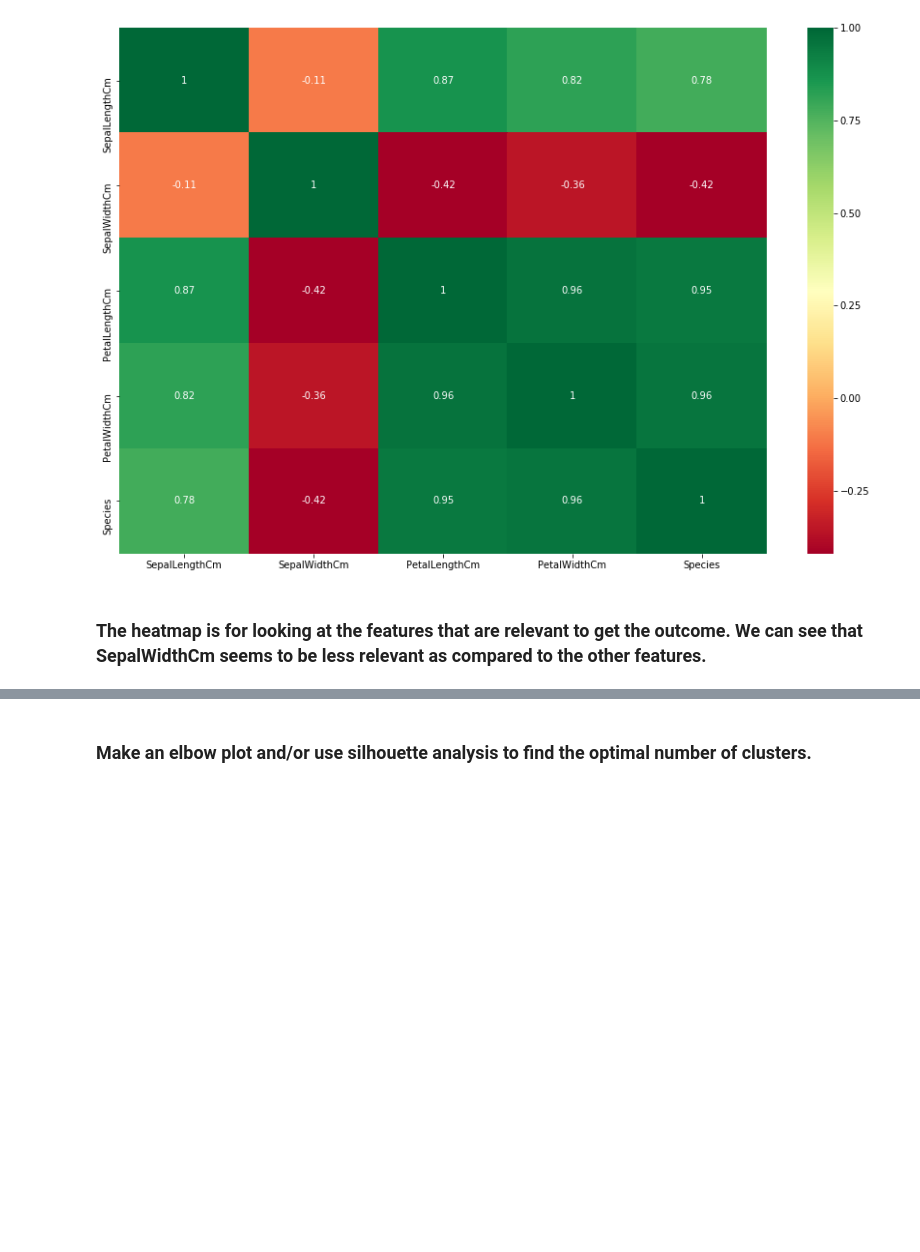
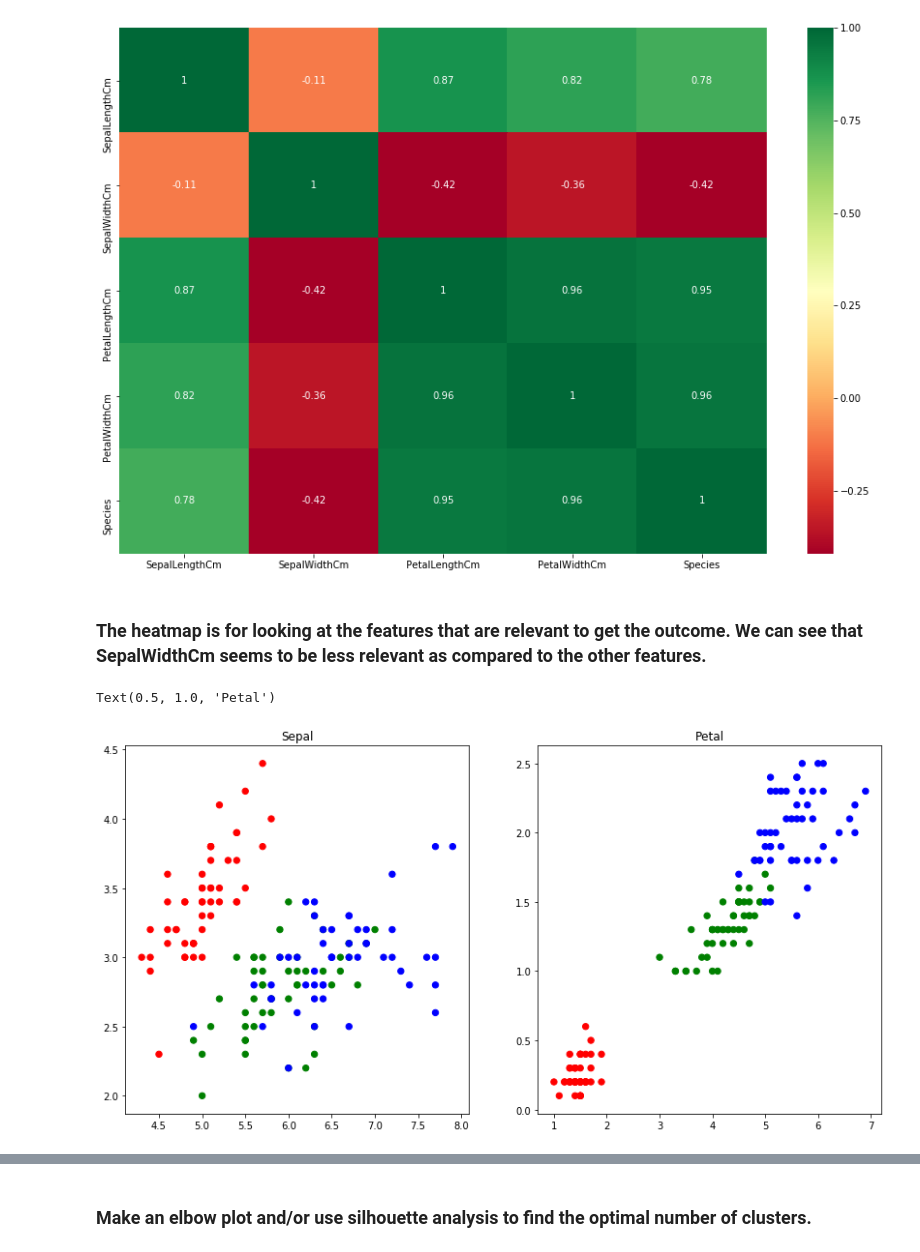
Before and after one commit to MJtsholo/Iris_Species_Analysis, a Jupyter notebook: Iris-Analysis.ipynb, the cells around one changed output, grey strips where cells are left out. Drawn from its saved outputs; the diff is of its cells as text; code cells hidden in the pictures; blank space fills up the shorter version.

```diff
--- a/Iris-Analysis.ipynb
+++ b/Iris-Analysis.ipynb
@@ -75,3 +75,29 @@ p=sns.heatmap(flowers.corr(), annot=True,cmap='RdYlGn')
 [figure]
 # %% [markdown]
 ### The heatmap is for looking at the features that are relevant to get the outcome. We can see that SepalWidthCm seems to be less relevant as compared to the other features.
+# %%
+#independent and dependent variables
+X = flowers.iloc[:,0:4]
+y = flowers.iloc[:,-1]
+# %%
+# Set the size of the plot
+plt.figure(figsize=(14,7))
+
+X.columns = ['Sepal_Length','Sepal_Width','Petal_Length','Petal_Width']
+y.columns = ['Species']
+
+# Create a colormap
+colormap = np.array(['red', 'green', 'blue'])
+
+# Plot Sepal
+plt.subplot(1, 2, 1)
+plt.scatter(X.Sepal_Length, X.Sepal_Width, c=colormap[y], s=40)
+plt.title('Sepal')
+
+#Plot Petal
+plt.subplot(1, 2, 2)
+plt.scatter(X.Petal_Length, X.Petal_Width, c=colormap[y], s=40)
+plt.title('Petal')
+# %% [output]
+Text(0.5, 1.0, 'Petal')
+[figure, added]
```
Also changed, not shown: parts of 4 cells of this notebook.
